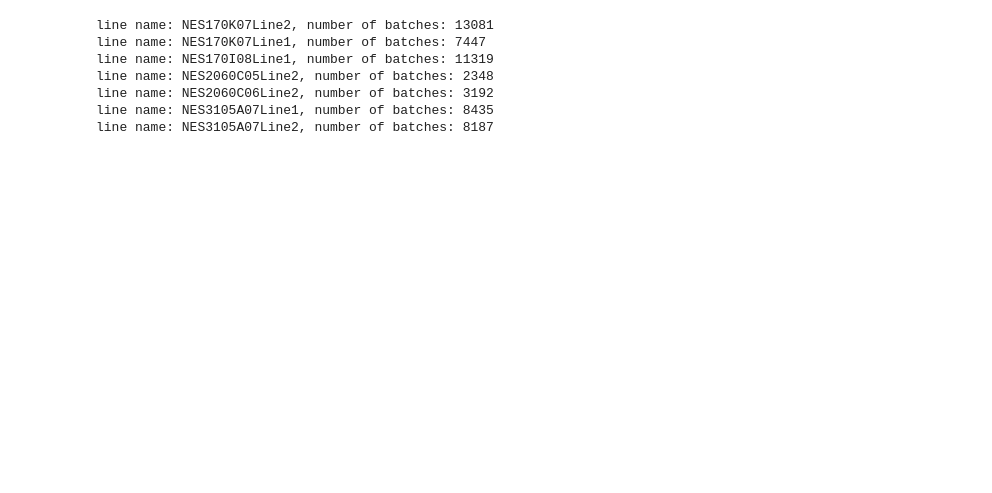
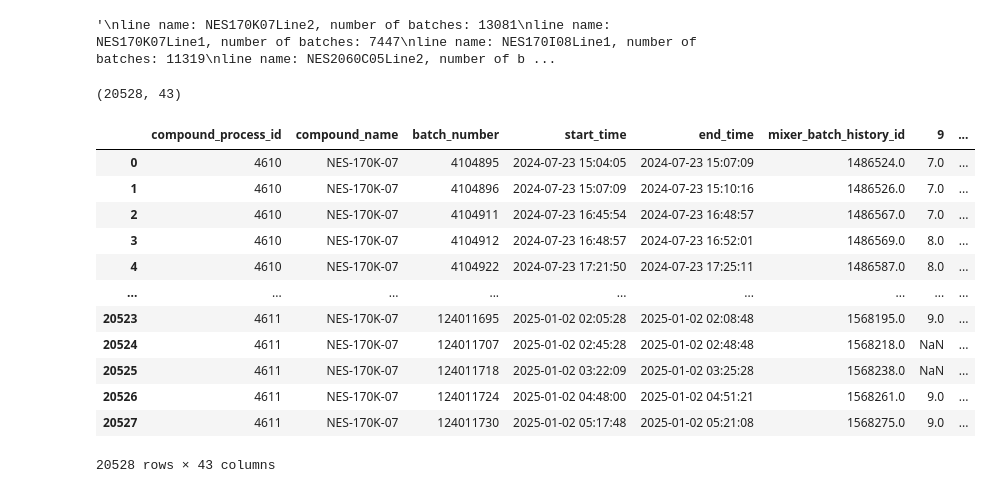
Before and after one commit to maghaeef/CooperStandard, a Jupyter notebook: DataAnalysisCooperStandard_t5.ipynb, the cells around one changed output. Saved outputs shown, nothing was run; the diff lists cells and outputs as text; code cells hidden in the pictures; blank space fills up the shorter version.

```diff
--- a/DataAnalysisCooperStandard_t5.ipynb
+++ b/DataAnalysisCooperStandard_t5.ipynb
@@ -4,14 +6,38 @@ import pandas as pd
 import ast
-# %%
-file_name = "DataOn2025Jan08.xlsx"
-dfs = pd.read_excel(file_name, sheet_name=None)
-for k in dfs.keys():
-    print(f"line name: {k}, number of batches: {dfs[k].shape[0]}")
-# %% [output]
-line name: NES170K07Line2, number of batches: 13081
-line name: NES170K07Line1, number of batches: 7447
-line name: NES170I08Line1, number of batches: 11319
-line name: NES2060C05Line2, number of batches: 2348
-line name: NES2060C06Line2, number of batches: 3192
-line name: NES3105A07Line1, number of batches: 8435
-line name: NES3105A07Line2, number of batches: 8187
+# %%
+"""
+line name: NES170K07Line2, number of batches: 13081
+line name: NES170K07Line1, number of batches: 7447
+line name: NES170I08Line1, number of batches: 11319
+line name: NES2060C05Line2, number of batches: 2348
+line name: NES2060C06Line2, number of batches: 3192
+line name: NES3105A07Line1, number of batches: 8435
+line name: NES3105A07Line2, number of batches: 8187
+"""
+# %% [output]
+'\nline name: NES170K07Line2, number of batches: 13081\nline name: NES170K07Line1, number of batches: 7447\nline name: NES170I08Line1, number of batches: 11319\nline name: NES2060C05Line2, number of b ...
+# %%
+file_name = "DataOn2025Jan08.xlsx"
+df1 = pd.read_excel(file_name, sheet_name="NES170K07Line2")
+df2 = pd.read_excel(file_name, sheet_name="NES170K07Line1")
+
+df = pd.concat([df1, df2], ignore_index=True)
+df.shape
+# %% [output]
+(20528, 43)
+# %%
+df
+# %% [output]
+|  | compound_process_id | compound_name | batch_number | start_time | end_time | mixer_batch_history_id | 9 | ... |
+| 0 | 4610 | NES-170K-07 | 4104895 | 2024-07-23 15:04:05 | 2024-07-23 15:07:09 | 1486524.0 | 7.0 | ... |
+| 1 | 4610 | NES-170K-07 | 4104896 | 2024-07-23 15:07:09 | 2024-07-23 15:10:16 | 1486526.0 | 7.0 | ... |
+| 2 | 4610 | NES-170K-07 | 4104911 | 2024-07-23 16:45:54 | 2024-07-23 16:48:57 | 1486567.0 | 7.0 | ... |
+| 3 | 4610 | NES-170K-07 | 4104912 | 2024-07-23 16:48:57 | 2024-07-23 16:52:01 | 1486569.0 | 8.0 | ... |
+| 4 | 4610 | NES-170K-07 | 4104922 | 2024-07-23 17:21:50 | 2024-07-23 17:25:11 | 1486587.0 | 8.0 | ... |
+| ... | ... | ... | ... | ... | ... | ... | ... | ... |
+| 20523 | 4611 | NES-170K-07 | 124011695 | 2025-01-02 02:05:28 | 2025-01-02 02:08:48 | 1568195.0 | 9.0 | ... |
+| 20524 | 4611 | NES-170K-07 | 124011707 | 2025-01-02 02:45:28 | 2025-01-02 02:48:48 | 1568218.0 | NaN | ... |
+| 20525 | 4611 | NES-170K-07 | 124011718 | 2025-01-02 03:22:09 | 2025-01-02 03:25:28 | 1568238.0 | NaN | ... |
+| 20526 | 4611 | NES-170K-07 | 124011724 | 2025-01-02 04:48:00 | 2025-01-02 04:51:21 | 1568261.0 | 9.0 | ... |
+| 20527 | 4611 | NES-170K-07 | 124011730 | 2025-01-02 05:17:48 | 2025-01-02 05:21:08 | 1568275.0 | 9.0 | ... |
+20528 rows × 43 columns
```
Also changed, not shown: parts of 27 cells of this notebook, 3 other files.
